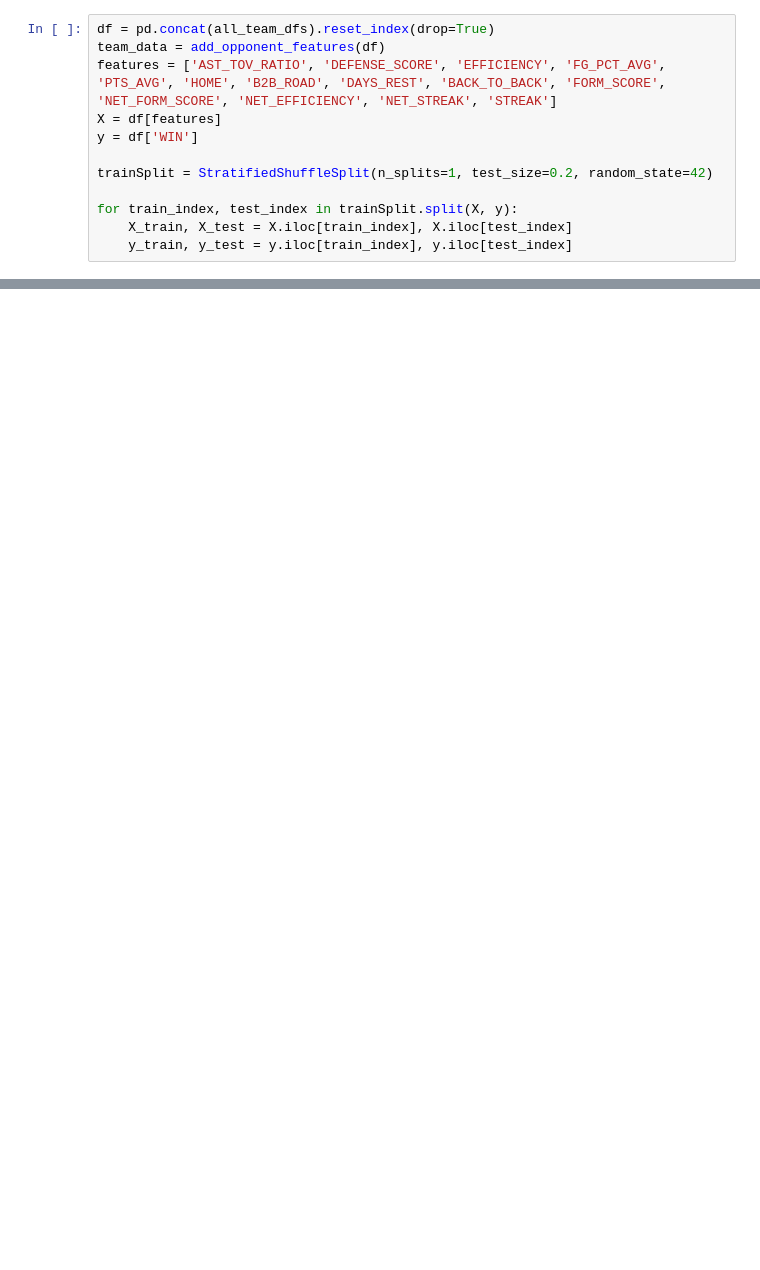
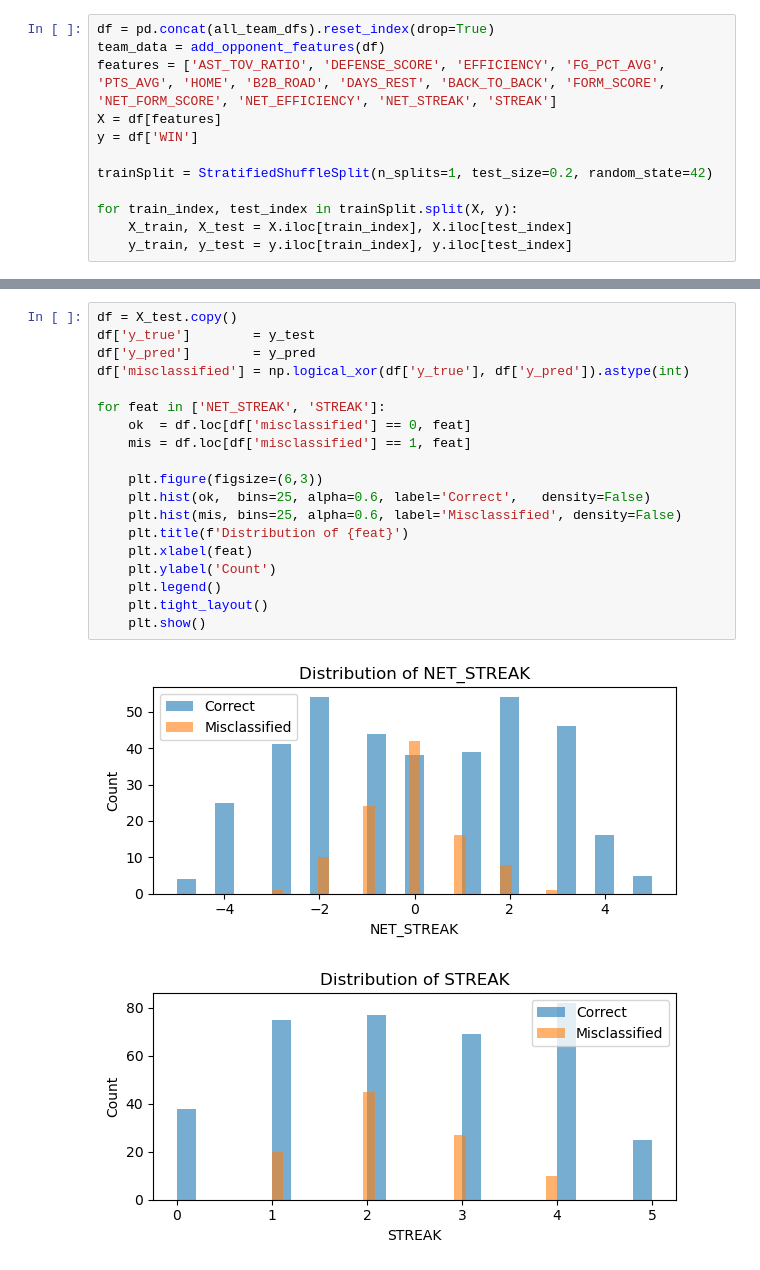
Before and after one commit to al3jandroR/nba_predictions, a Jupyter notebook: nba_predictions.ipynb, the cells around one changed output, grey strips where cells are left out. Drawn from its saved outputs; the diff is of its cells as text; blank space fills up the shorter version.

```diff
--- a/nba_predictions.ipynb
+++ b/nba_predictions.ipynb
@@ -829,0 +501,22 @@ None
+# %%
+df = X_test.copy()
+df['y_true']        = y_test
+df['y_pred']        = y_pred
+df['misclassified'] = np.logical_xor(df['y_true'], df['y_pred']).astype(int)
+
+for feat in ['NET_STREAK', 'STREAK']:
+    ok  = df.loc[df['misclassified'] == 0, feat]
+    mis = df.loc[df['misclassified'] == 1, feat]
+
+    plt.figure(figsize=(6,3))
+    plt.hist(ok,  bins=25, alpha=0.6, label='Correct',   density=False)
+    plt.hist(mis, bins=25, alpha=0.6, label='Misclassified', density=False)
+    plt.title(f'Distribution of {feat}')
+    plt.xlabel(feat)
+    plt.ylabel('Count')
+    plt.legend()
+    plt.tight_layout()
+    plt.show()
+# %% [output]
+[figure, added]
+[figure, added]
```
Also changed, not shown: parts of 41 cells of this notebook, 31 other files.
